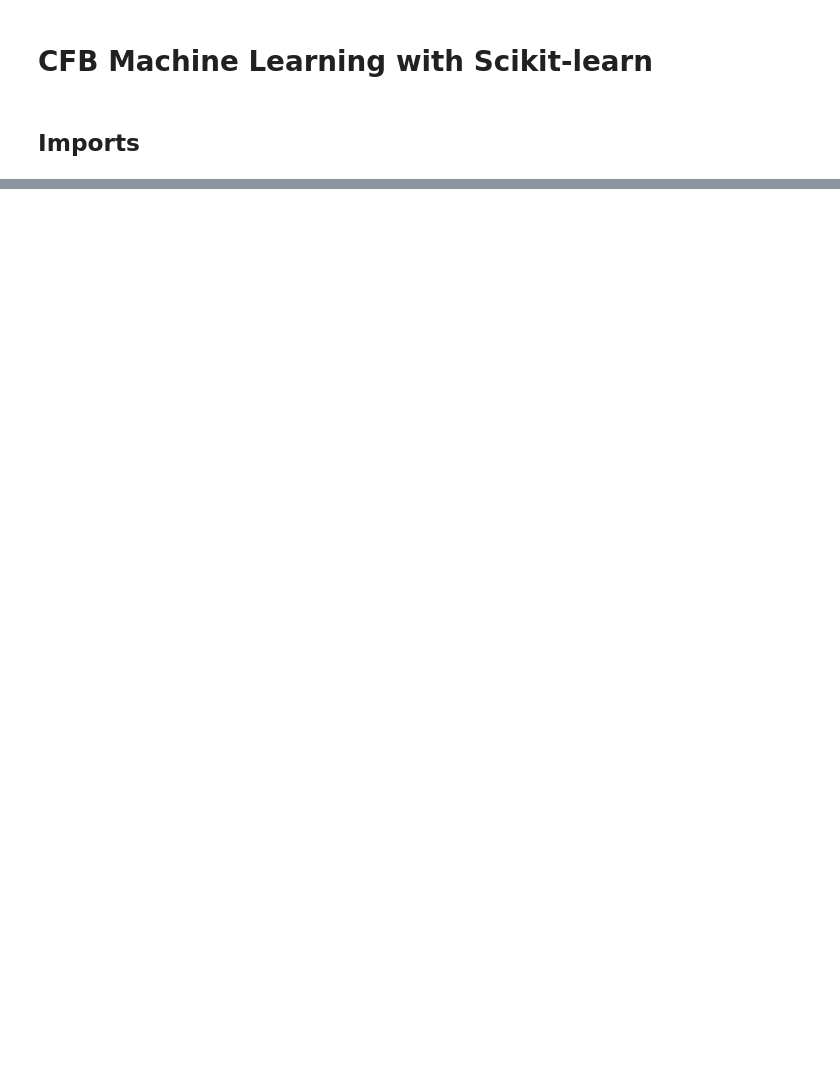
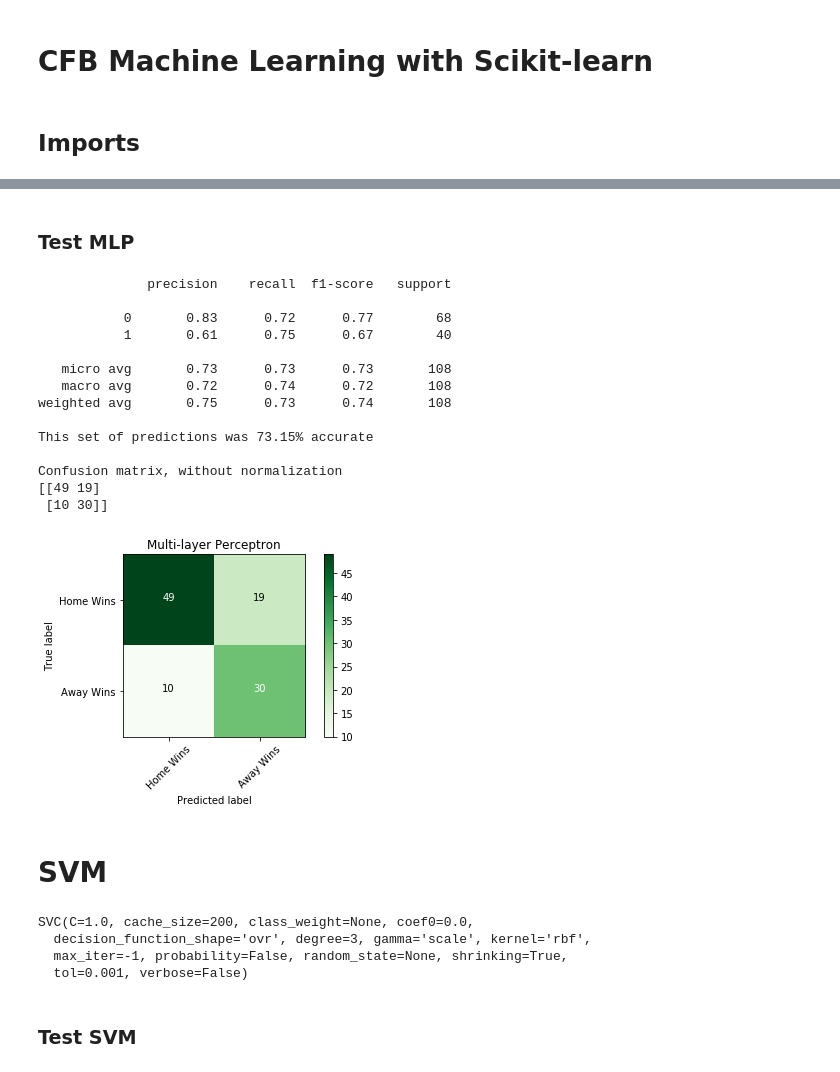
Before and after one commit to nuclearkatie/cfb-machine-learning, a Jupyter notebook: cfb-machine-learning.ipynb, the cells around one changed output, grey strips where cells are left out. Saved outputs shown, nothing was run; the diff lists cells and outputs as text; code cells hidden in the pictures; blank space fills up the shorter version.

```diff
--- a/cfb-machine-learning.ipynb
+++ b/cfb-machine-learning.ipynb
@@ -166,0 +29,2 @@ bowl_predictions
+# %%
+reg_season = load_clean('power5.csv', standard_dropped_columns())
@@ -166,0 +47,3 @@ bowl_predictions
+# %%
+X_train, X_test, y_train, y_test, home_train, away_train, home_test, away_test = split_remove_scale(reg_season,
+                                                                                                   test_size=0.2)
@@ -166,0 +72,24 @@ bowl_predictions
+# %% [markdown]
+### Test MLP
+# %%
+mlp_predictions = mlp.predict(X_test)
+# %%
+mlp_cm = test_predictions(y_test, mlp_predictions, title = 'Multi-layer Perceptron', plot_cm=True)
+# %% [output]
+              precision    recall  f1-score   support
+
+           0       0.83      0.72      0.77        68
+           1       0.61      0.75      0.67        40
+
+   micro avg       0.73      0.73      0.73       108
+   macro avg       0.72      0.74      0.72       108
+weighted avg       0.75      0.73      0.74       108
+
+This set of predictions was 73.15% accurate
+
+Confusion matrix, without normalization
+[[49 19]
+ [10 30]]
+[figure, added]
+# %% [markdown]
+# SVM
@@ -166,0 +98,10 @@ bowl_predictions
+# %%
+svm = svm.SVC(gamma='scale')
+svm.fit(X_train, y_train)
+# %% [output]
+SVC(C=1.0, cache_size=200, class_weight=None, coef0=0.0,
+  decision_function_shape='ovr', degree=3, gamma='scale', kernel='rbf',
+  max_iter=-1, probability=False, random_state=None, shrinking=True,
+  tol=0.001, verbose=False)
+# %% [markdown]
+### Test SVM
```
Also changed, not shown: parts of 93 cells of this notebook.
